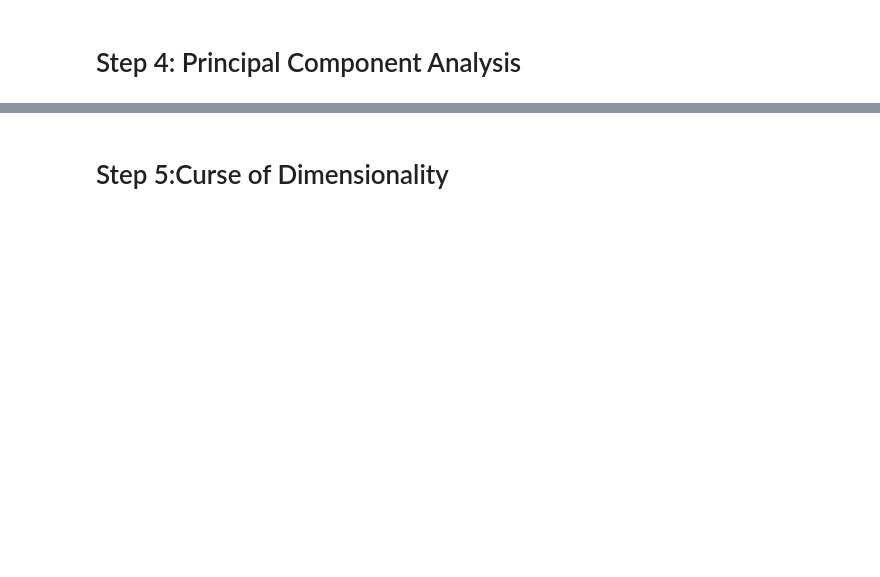
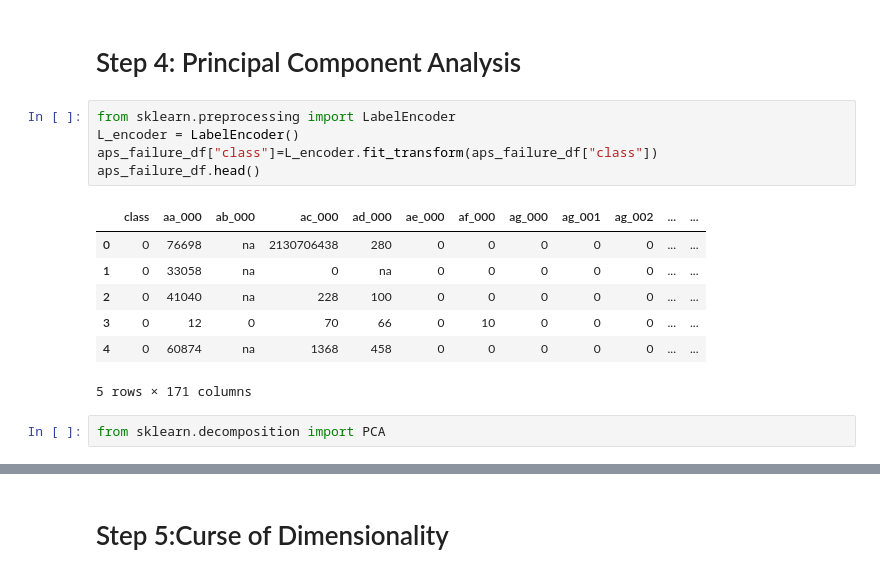
Before and after one commit to sba23416/SBA23416-Data_PreP_CA1, a Jupyter notebook: HodanMohamedAbdi_DataPrepHDip_CA1.ipynb, the cells around one changed output, grey strips where cells are left out. Saved outputs shown, nothing was run; the diff lists cells and outputs as text; blank space fills up the shorter version.

```diff
--- a/HodanMohamedAbdi_DataPrepHDip_CA1.ipynb
+++ b/HodanMohamedAbdi_DataPrepHDip_CA1.ipynb
@@ -269,2 +299,17 @@ sns.boxplot(data=aps_failure_df)
 # %% [markdown]
 # Step 4: Principal Component Analysis
+# %%
+from sklearn.preprocessing import LabelEncoder
+L_encoder = LabelEncoder()
+aps_failure_df["class"]=L_encoder.fit_transform(aps_failure_df["class"])
+aps_failure_df.head()
+# %% [output]
+|  | class | aa_000 | ab_000 | ac_000 | ad_000 | ae_000 | af_000 | ag_000 | ag_001 | ag_002 | ... | ... |
+| 0 | 0 | 76698 | na | 2130706438 | 280 | 0 | 0 | 0 | 0 | 0 | ... | ... |
+| 1 | 0 | 33058 | na | 0 | na | 0 | 0 | 0 | 0 | 0 | ... | ... |
+| 2 | 0 | 41040 | na | 228 | 100 | 0 | 0 | 0 | 0 | 0 | ... | ... |
+| 3 | 0 | 12 | 0 | 70 | 66 | 0 | 10 | 0 | 0 | 0 | ... | ... |
+| 4 | 0 | 60874 | na | 1368 | 458 | 0 | 0 | 0 | 0 | 0 | ... | ... |
+5 rows × 171 columns
+# %%
+from sklearn.decomposition import PCA
```
Also changed, not shown: parts of 7 cells of this notebook.
